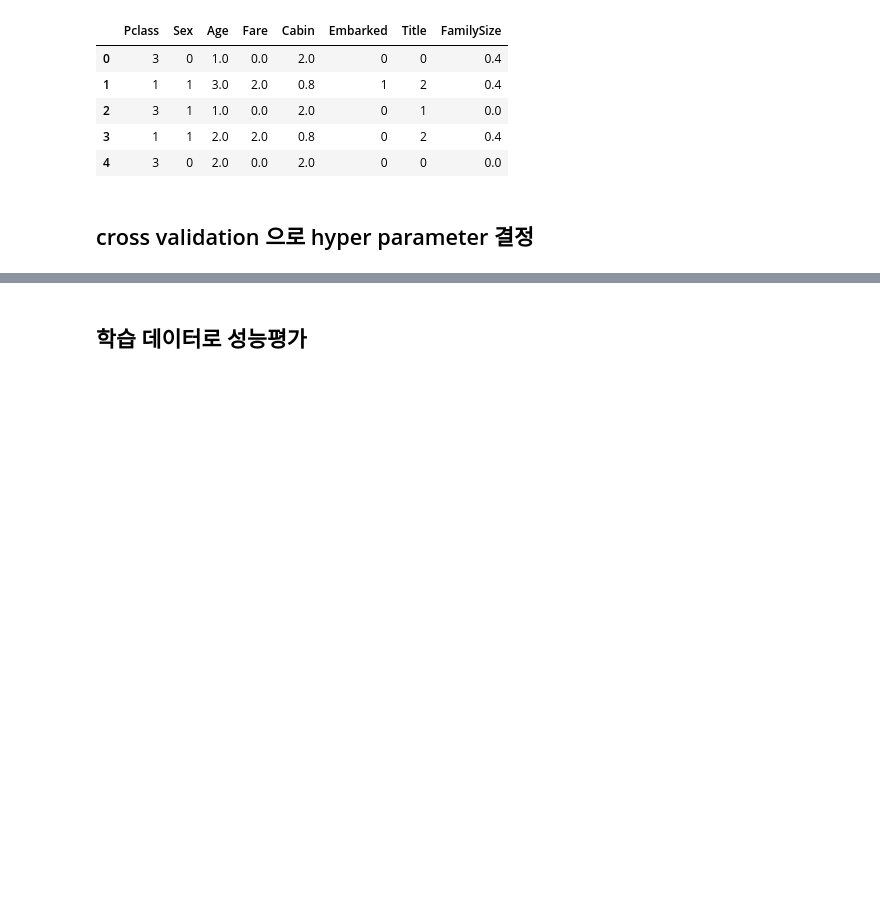
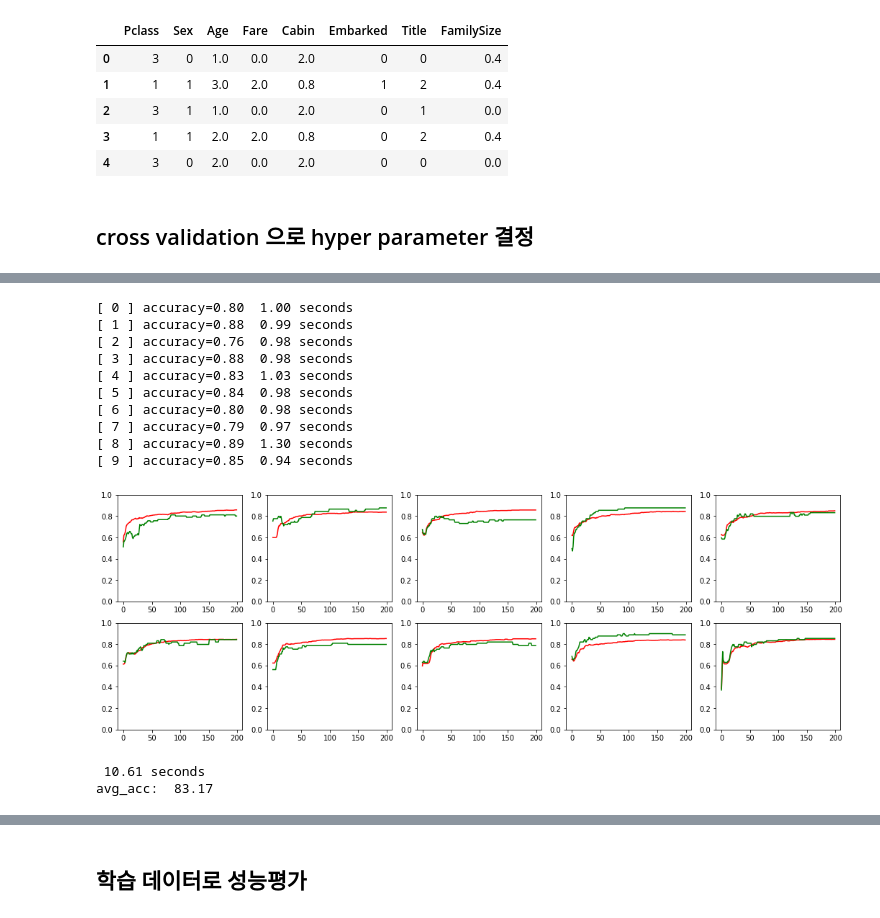
Before and after one commit to inoray/ML_DL_Tensorflow_study, a Jupyter notebook: season_02_Kaggle/01_Titanic_Machine_Learning_from_Disaster/김성헌/김성헌_타이타닉_1차_CrossValidation_DNN_dropout.ipynb, the cells around one changed output, grey strips where cells are left out. Cells and saved outputs as stored; diff of their text form; code cells hidden in the pictures; blank space fills up the shorter version.

```diff
--- a/season_02_Kaggle/01_Titanic_Machine_Learning_from_Disaster/김성헌/김성헌_타이타닉_1차_CrossValidation_DNN_dropout.ipynb
+++ b/season_02_Kaggle/01_Titanic_Machine_Learning_from_Disaster/김성헌/김성헌_타이타닉_1차_CrossValidation_DNN_dropout.ipynb
@@ -232,3 +227,26 @@ avg_acc:  82.94
+# %%
+with tf.variable_scope("case3"):
+    # hyper parameters
+    learning_rate = 0.001
+    training_epochs = 200
+    layers = 3
+    units = 100
+    valid_acc, avg_acc = cross_valid (sess, train_x, train_y, 10, layers, units, training_epochs, learning_rate)
+    print("avg_acc: ", avg_acc)
+# %% [output]
+[ 0 ] accuracy=0.80  1.00 seconds
+[ 1 ] accuracy=0.88  0.99 seconds
+[ 2 ] accuracy=0.76  0.98 seconds
+[ 3 ] accuracy=0.88  0.98 seconds
+[ 4 ] accuracy=0.83  1.03 seconds
+[ 5 ] accuracy=0.84  0.98 seconds
+[ 6 ] accuracy=0.80  0.98 seconds
+[ 7 ] accuracy=0.79  0.97 seconds
+[ 8 ] accuracy=0.89  1.30 seconds
+[ 9 ] accuracy=0.85  0.94 seconds
+[figure, added]
+ 10.61 seconds
+avg_acc:  83.17
 # %%
 with tf.variable_scope("case4"):
     # hyper parameters
```
Also changed, not shown: parts of 19 cells of this notebook, 1 other file.
